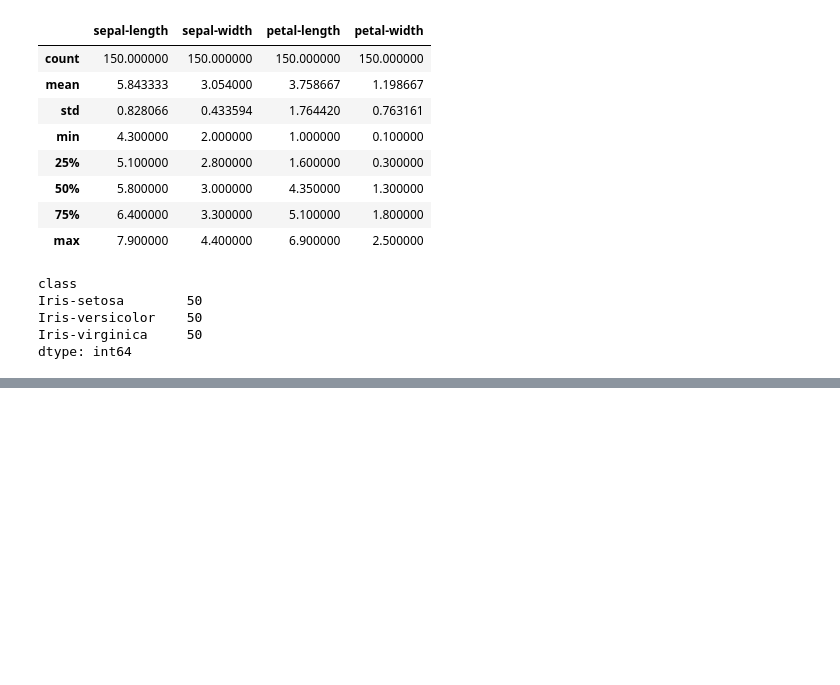
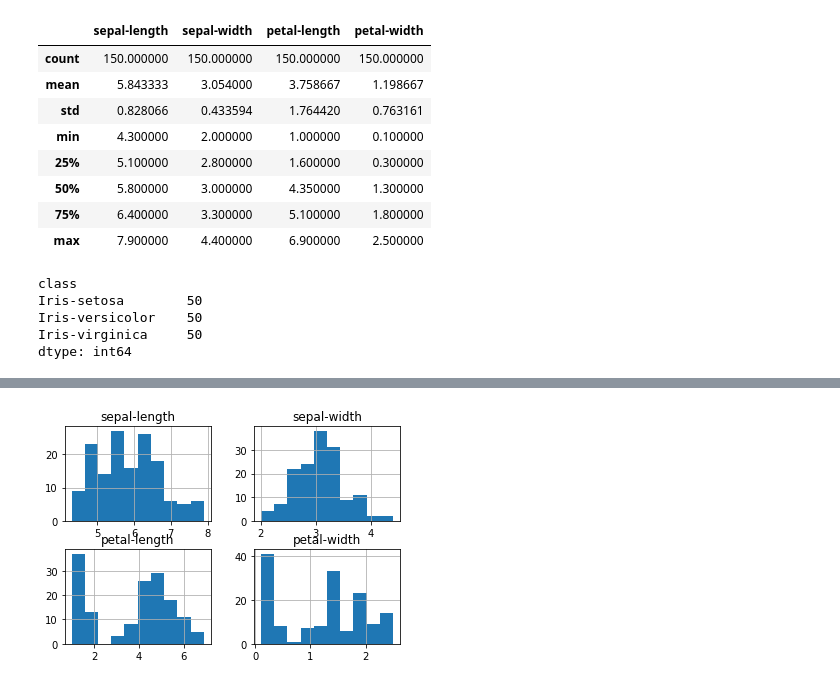
Before and after one commit to pks369/ML, a Jupyter notebook: 30 minutes to ML/ml.ipynb, the cells around one changed output, grey strips where cells are left out. Drawn from its saved outputs; the diff is of its cells as text; code cells hidden in the pictures; blank space fills up the shorter version.

```diff
--- a/30 minutes to ML/ml.ipynb
+++ b/30 minutes to ML/ml.ipynb
@@ -96,0 +106,5 @@ dtype: int64
+# %%
+df.hist()
+plt.show()
+# %% [output]
+[figure, added]
```
Also changed, not shown: parts of 18 cells of this notebook.
